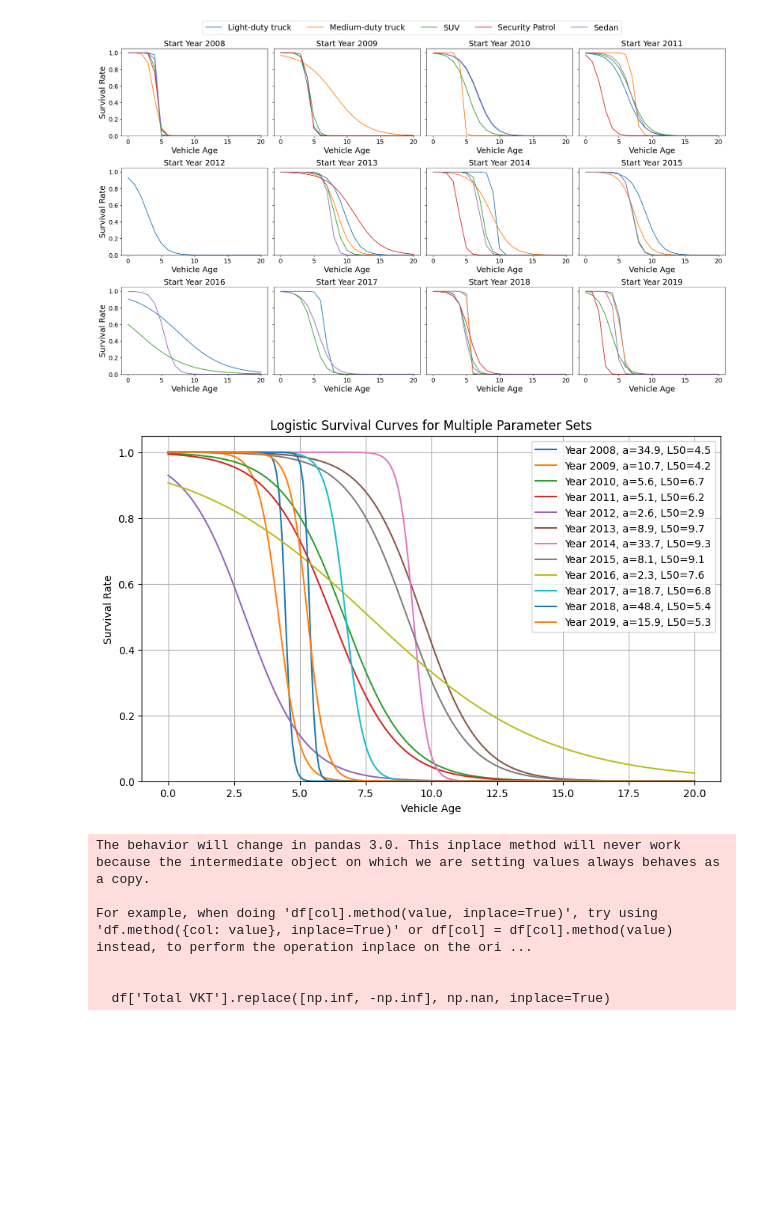
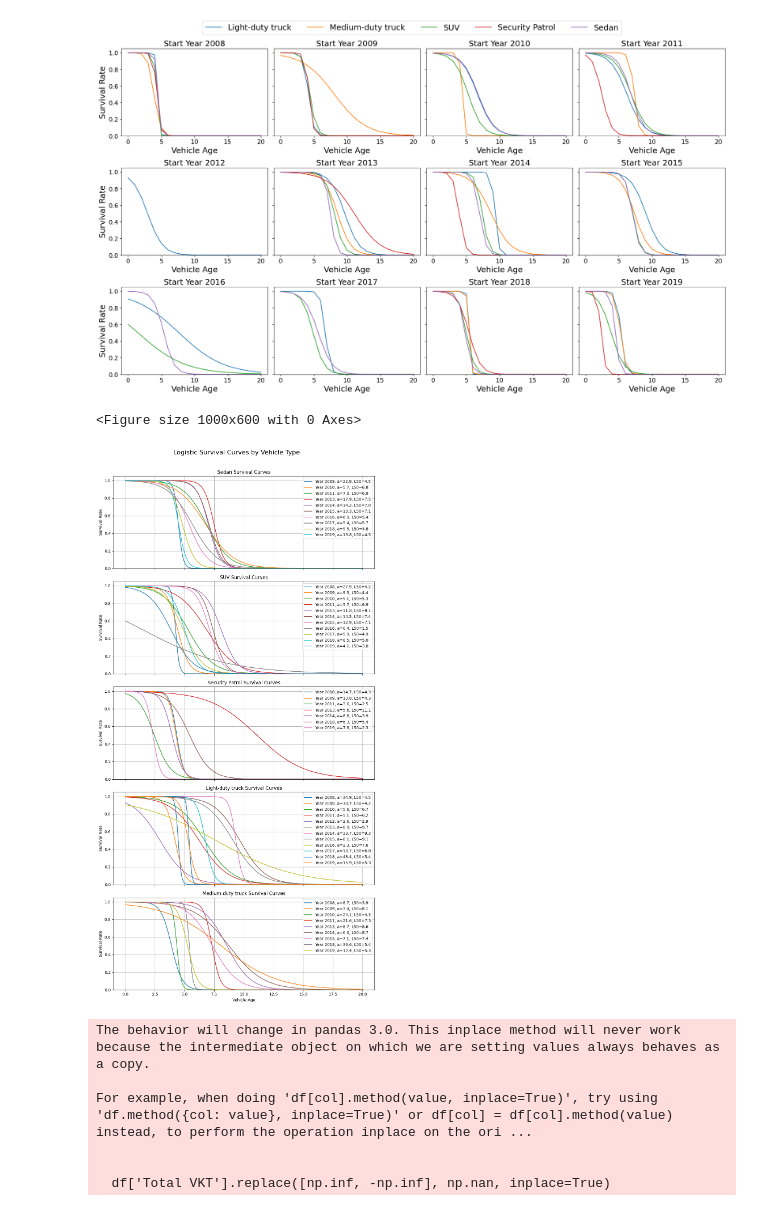
Before and after one commit to AlexWangVT/fleet_modeling, a Jupyter notebook: scripts/formal_analysis/vehicle_classification.ipynb, the cells around one changed output. Cells and saved outputs as stored; diff of their text form; code cells hidden in the pictures; blank space fills up the shorter version.

Commit message:
generate survival patterns

```diff
--- a/scripts/formal_analysis/vehicle_classification.ipynb
+++ b/scripts/formal_analysis/vehicle_classification.ipynb
@@ -548,35 +548,50 @@ plt.show()
 # %%
 # Define the logistic survival function
 def logistic_survival(x, a, L50):
     return 1 / (1 + np.exp(a * (x / L50 - 1)))
 
 # Parameters
-veh_type = 'Light-duty truck'
-params = logistic_params_df[logistic_params_df['Vehicle Type'] == veh_type]
-a_list = params['a'].tolist() # Example: 5.0
-L50_list = params['L50'].tolist() # Example: 10.0
-year_list = params['Model Year'].tolist() # Example: 2008, 2010, etc.
+vehicle_types = ['Sedan', 'SUV', 'Security Patrol', 'Light-duty truck', 'Medium-duty truck']
 
 # Vehicle age range
 x = np.linspace(0, 20, 200)
-# dashed_years = [2012, 2016, 2017]
+
 # Plot
 plt.figure(figsize=(10, 6))
+fig, axs = plt.subplots(nrows=len(vehicle_types), ncols=1, figsize=(10, 4 * len(vehicle_types)), sharex=True)
 
-for a, L50, year in zip(a_list, L50_list, year_list):
-    y = logistic_survival(x, a, L50)
-    # linestyle = '--' if year in dashed_years else '-'  # dashed for specific years
-    plt.plot(x, y, label=f'Year {year}, a={a:.1f}, L50={L50:.1f}')
+# If only one subplot, axs is not a list
+if len(vehicle_types) == 1:
+    axs = [axs]
 
-plt.xlabel('Vehicle Age')
-plt.ylabel('Survival Rate')
-plt.title('Logistic Survival Curves for Multiple Parameter Sets')
-plt.ylim(0, 1.05)
-plt.grid(True)
-plt.legend()
+# Plot each vehicle type in a separate subplot
+for ax, veh_type in zip(axs, vehicle_types):
+    params = logistic_params_df[logistic_params_df['Vehicle Type'] == veh_type]
+    a_list = params['a'].tolist()
+    L50_list = params['L50'].tolist()
+    year_list = params['Model Year'].tolist()
+
+    for a, L50, year in zip(a_list, L50_list, year_list):
+        y = logistic_survival(x, a, L50)
+        ax.plot(x, y, label=f'Year {year}, a={a:.1f}, L50={L50:.1f}')
+
+    ax.set_title(f'{veh_type} Survival Curves')
+    ax.set_ylim(0, 1.05)
+    ax.grid(True)
+    ax.legend()
+    ax.set_ylabel('Survival Rate')
+
+# Shared x-label for the bottom plot
+axs[-1].set_xlabel('Vehicle Age')
+
+# Overall figure title
+fig.suptitle('Logistic Survival Curves by Vehicle Type', fontsize=16)
+
+plt.tight_layout(rect=[0, 0, 1, 0.97])
 plt.show()
 # %% [output]
+<Figure size 1000x600 with 0 Axes>
-[figure, old version]
+[figure, new version]
 # %%
 
 # Get the number of vehicles per vehicle type per start service year per fueltype and calculate the percentage of each fuel type
```
Also changed, not shown: parts of 8 cells of this notebook, 8 other files.
